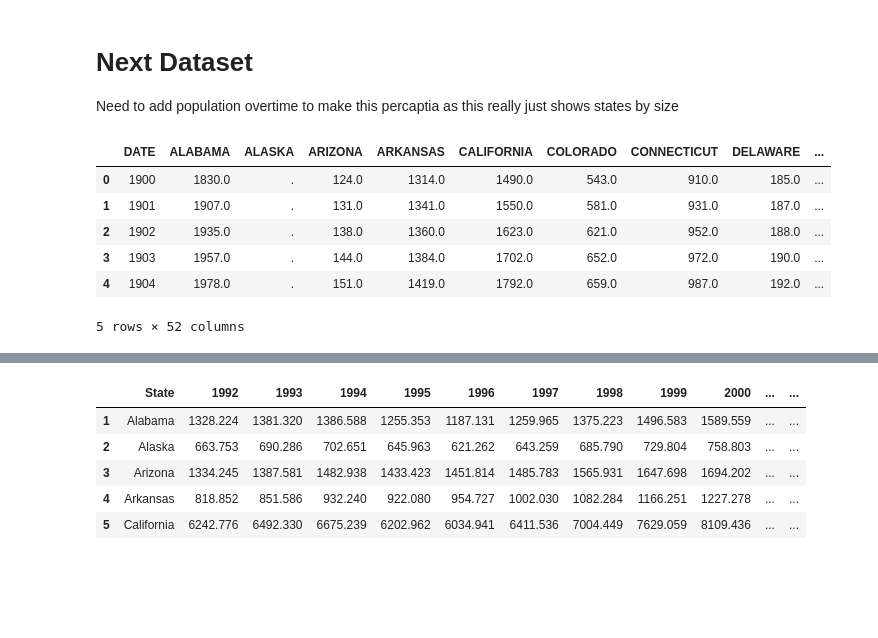
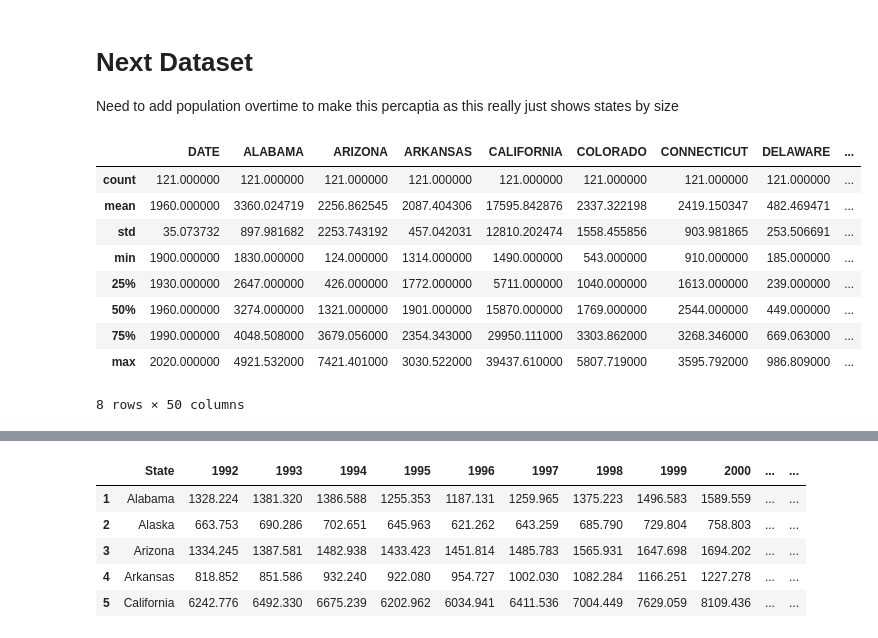
Before and after one commit to zeusgedofdata/Data_Visualization, a Jupyter notebook: infastructure.ipynb, the cells around one changed output, grey strips where cells are left out. Cells and saved outputs as stored; diff of their text form; code cells hidden in the pictures; blank space fills up the shorter version.

```diff
--- a/infastructure.ipynb
+++ b/infastructure.ipynb
@@ -60,21 +61,20 @@ fig.show()
 Need to add population overtime to make this percaptia as this really just shows states by size
 # %%
 state_pop = pd.read_csv(r'C:\Users\zeusg\OneDrive\Documents\Github\data_vis\data\UsSatePop\allstates.csv')
-#Rotate table
-#state_pop = state_pop.T
-#Make first row columns
-#state_pop.columns = state_pop.iloc[0]
-#state_pop = state_pop.drop([])
-#state_pop = state_pop.drop([0])
+pop_meta = state_pop.describe(include=[np.number])
 state_pop.head()
+pop_meta
 # %% [output]
-|  | DATE | ALABAMA | ALASKA | ARIZONA | ARKANSAS | CALIFORNIA | COLORADO | CONNECTICUT | DELAWARE | ... |
-| 0 | 1900 | 1830.0 | . | 124.0 | 1314.0 | 1490.0 | 543.0 | 910.0 | 185.0 | ... |
-| 1 | 1901 | 1907.0 | . | 131.0 | 1341.0 | 1550.0 | 581.0 | 931.0 | 187.0 | ... |
-| 2 | 1902 | 1935.0 | . | 138.0 | 1360.0 | 1623.0 | 621.0 | 952.0 | 188.0 | ... |
-| 3 | 1903 | 1957.0 | . | 144.0 | 1384.0 | 1702.0 | 652.0 | 972.0 | 190.0 | ... |
-| 4 | 1904 | 1978.0 | . | 151.0 | 1419.0 | 1792.0 | 659.0 | 987.0 | 192.0 | ... |
+|  | DATE | ALABAMA | ARIZONA | ARKANSAS | CALIFORNIA | COLORADO | CONNECTICUT | DELAWARE | ... |
+| count | 121.000000 | 121.000000 | 121.000000 | 121.000000 | 121.000000 | 121.000000 | 121.000000 | 121.000000 | ... |
+| mean | 1960.000000 | 3360.024719 | 2256.862545 | 2087.404306 | 17595.842876 | 2337.322198 | 2419.150347 | 482.469471 | ... |
+| std | 35.073732 | 897.981682 | 2253.743192 | 457.042031 | 12810.202474 | 1558.455856 | 903.981865 | 253.506691 | ... |
+| min | 1900.000000 | 1830.000000 | 124.000000 | 1314.000000 | 1490.000000 | 543.000000 | 910.000000 | 185.000000 | ... |
+| 25% | 1930.000000 | 2647.000000 | 426.000000 | 1772.000000 | 5711.000000 | 1040.000000 | 1613.000000 | 239.000000 | ... |
+| 50% | 1960.000000 | 3274.000000 | 1321.000000 | 1901.000000 | 15870.000000 | 1769.000000 | 2544.000000 | 449.000000 | ... |
+| 75% | 1990.000000 | 4048.508000 | 3679.056000 | 2354.343000 | 29950.111000 | 3303.862000 | 3268.346000 | 669.063000 | ... |
+| max | 2020.000000 | 4921.532000 | 7421.401000 | 3030.522000 | 39437.610000 | 5807.719000 | 3595.792000 | 986.809000 | ... |
-5 rows × 52 columns
+8 rows × 50 columns
 # %%
 fig = go.Figure()
 fig.add_trace(go.Scatter(
```
Also changed, not shown: parts of 9 cells of this notebook, 1 other file.
